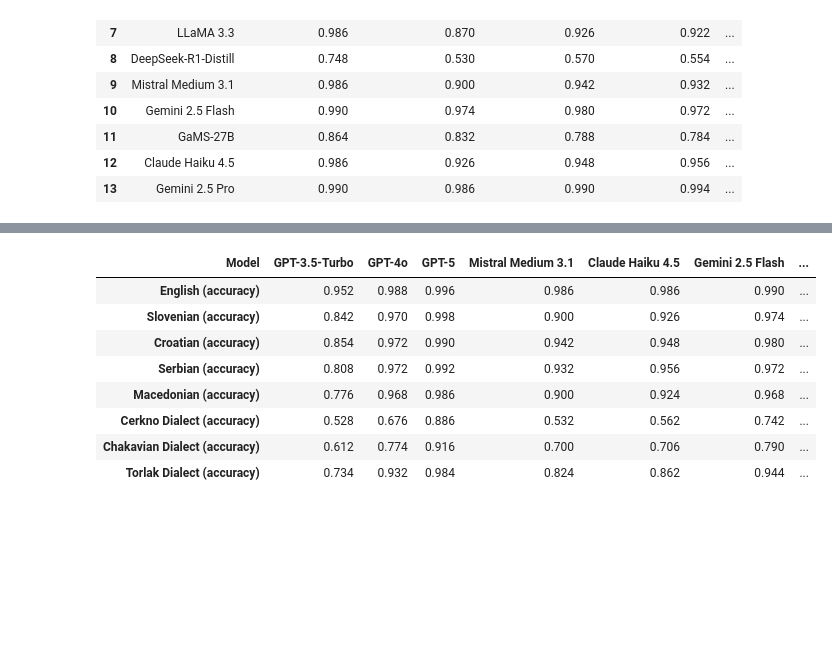
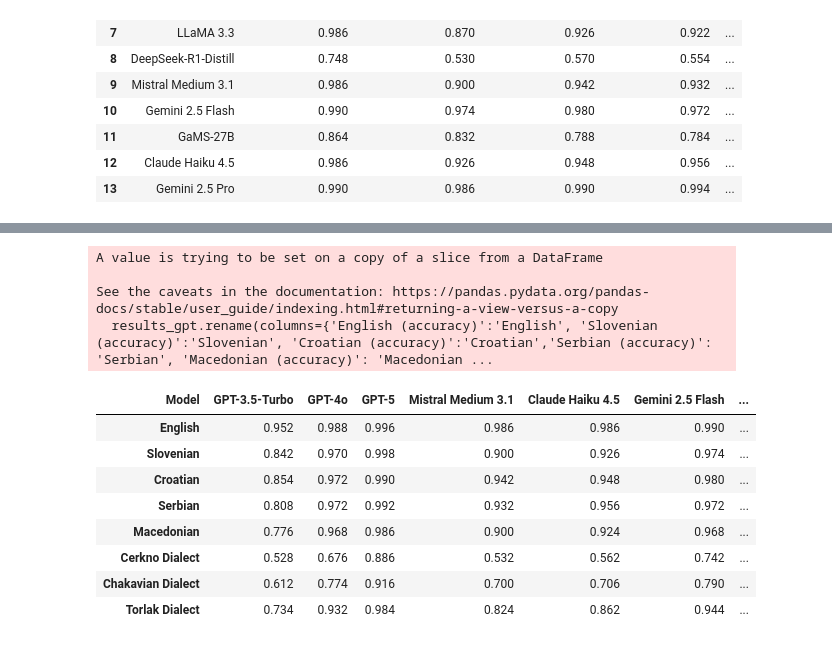
Before and after one commit to TajaKuzman/Benchmarking-Text-Classification-on-South-Slavic, a Jupyter notebook: DIALECT-COPA-Benchmark/evaluation-for-the-paper/evaluation_for_the_paper.ipynb, the cells around one changed output, grey strips where cells are left out. Saved outputs shown, nothing was run; the diff lists cells and outputs as text; code cells hidden in the pictures; blank space fills up the shorter version.

```diff
--- a/DIALECT-COPA-Benchmark/evaluation-for-the-paper/evaluation_for_the_paper.ipynb
+++ b/DIALECT-COPA-Benchmark/evaluation-for-the-paper/evaluation_for_the_paper.ipynb
@@ -179,3 +179,7 @@ print(results_df.sort_values(by="Croatian (accuracy)", ascending=False).to_markd
 #results_df = results_df[results_df["Model"].isin(['Gemini 2.5 Flash', 'GPT-5','GPT-4o', 'Mistral Medium 3.1', 'LLaMA 3.3', 'Gemma 3', 'GPT-3.5-Turbo', 'Qwen 3', 'DeepSeek-R1-Distill',  'Dummy (Frequent)'])]
 
 #results_df.sort_values(by="Model", ascending=True)
+# %%
+# Add a column with averages
+results_df["Average (accuracy)"] = results_df.drop(columns=["Model"]).mean(axis=1)
+results_df
@@ -186,13 +205,13 @@ import pandas as pd
 import numpy as np
 
 # Set figure size and DPI
-plt.figure(figsize=(8, 6), dpi=150)
+plt.figure(figsize=(8, 6), dpi=300)
 
 # Prepare data
-data = results_df.set_index("Model").sort_values(by="Croatian (accuracy)", ascending=False)
+data = results_df.set_index("Model").sort_values(by="Average (accuracy)", ascending=False)
 # Rename columns
 
-data.rename(columns={'English (accuracy)':'English', 'Slovenian (accuracy)':'Slovenian', 'Croatian (accuracy)':'Croatian','Serbian (accuracy)': 'Serbian', 'Macedonian (accuracy)': 'Macedonian', 'Cerkno Dialect (accuracy)': 'Cerkno Dialect', 'Chakavian Dialect (accuracy)': 'Chakavian Dialect', 'Torlak Dialect (accuracy)': 'Torlak Dialect'}, inplace=True)
+data.rename(columns={'English (accuracy)':'English', 'Slovenian (accuracy)':'Slovenian', 'Croatian (accuracy)':'Croatian','Serbian (accuracy)': 'Serbian', 'Macedonian (accuracy)': 'Macedonian', 'Cerkno Dialect (accuracy)': 'Cerkno Dialect', 'Chakavian Dialect (accuracy)': 'Chakavian Dialect', 'Torlak Dialect (accuracy)': 'Torlak Dialect', 'Average (accuracy)': 'Average'}, inplace=True)
 
 
 # Create heatmap without annotations
@@ -239,24 +254,30 @@ print(results_df.Model.to_list())
 # %%
 # GPT comparison
 
 results_gpt = results_df[~results_df["Model"].isin(["Dummy (Frequent)",])]#'DeepSeek-R1-Distill'])]
 
-results_transposed = results_gpt.set_index(results_gpt["Model"]).drop(columns=["Model"]).transpose()
+results_gpt.rename(columns={'English (accuracy)':'English', 'Slovenian (accuracy)':'Slovenian', 'Croatian (accuracy)':'Croatian','Serbian (accuracy)': 'Serbian', 'Macedonian (accuracy)': 'Macedonian', 'Cerkno Dialect (accuracy)': 'Cerkno Dialect', 'Chakavian Dialect (accuracy)': 'Chakavian Dialect', 'Torlak Dialect (accuracy)': 'Torlak Dialect', 'Average (accuracy)': 'Average'}, inplace=True)
+
+results_transposed = results_gpt.set_index(results_gpt["Model"]).drop(columns=["Model", "Average"]).transpose()
 
 # Set the order
 results_transposed = results_transposed[['GPT-3.5-Turbo', 'GPT-4o', 'GPT-5', 'Mistral Medium 3.1','Claude Haiku 4.5', 'Gemini 2.5 Flash','Gemini 2.5 Pro', 'Gemma 3', 'LLaMA 3.3', 'Qwen 3']]
 
 results_transposed
 # %% [output]
+A value is trying to be set on a copy of a slice from a DataFrame
+
+See the caveats in the documentation: https://pandas.pydata.org/pandas-docs/stable/user_guide/indexing.html#returning-a-view-versus-a-copy
+  results_gpt.rename(columns={'English (accuracy)':'English', 'Slovenian (accuracy)':'Slovenian', 'Croatian (accuracy)':'Croatian','Serbian (accuracy)': 'Serbian', 'Macedonian (accuracy)': 'Macedonian ...
 | Model | GPT-3.5-Turbo | GPT-4o | GPT-5 | Mistral Medium 3.1 | Claude Haiku 4.5 | Gemini 2.5 Flash | ... |
-| English (accuracy) | 0.952 | 0.988 | 0.996 | 0.986 | 0.986 | 0.990 | ... |
-| Slovenian (accuracy) | 0.842 | 0.970 | 0.998 | 0.900 | 0.926 | 0.974 | ... |
-| Croatian (accuracy) | 0.854 | 0.972 | 0.990 | 0.942 | 0.948 | 0.980 | ... |
-| Serbian (accuracy) | 0.808 | 0.972 | 0.992 | 0.932 | 0.956 | 0.972 | ... |
-| Macedonian (accuracy) | 0.776 | 0.968 | 0.986 | 0.900 | 0.924 | 0.968 | ... |
-| Cerkno Dialect (accuracy) | 0.528 | 0.676 | 0.886 | 0.532 | 0.562 | 0.742 | ... |
-| Chakavian Dialect (accuracy) | 0.612 | 0.774 | 0.916 | 0.700 | 0.706 | 0.790 | ... |
-| Torlak Dialect (accuracy) | 0.734 | 0.932 | 0.984 | 0.824 | 0.862 | 0.944 | ... |
+| English | 0.952 | 0.988 | 0.996 | 0.986 | 0.986 | 0.990 | ... |
+| Slovenian | 0.842 | 0.970 | 0.998 | 0.900 | 0.926 | 0.974 | ... |
+| Croatian | 0.854 | 0.972 | 0.990 | 0.942 | 0.948 | 0.980 | ... |
+| Serbian | 0.808 | 0.972 | 0.992 | 0.932 | 0.956 | 0.972 | ... |
+| Macedonian | 0.776 | 0.968 | 0.986 | 0.900 | 0.924 | 0.968 | ... |
+| Cerkno Dialect | 0.528 | 0.676 | 0.886 | 0.532 | 0.562 | 0.742 | ... |
+| Chakavian Dialect | 0.612 | 0.774 | 0.916 | 0.700 | 0.706 | 0.790 | ... |
+| Torlak Dialect | 0.734 | 0.932 | 0.984 | 0.824 | 0.862 | 0.944 | ... |
 # %%
 import matplotlib.pyplot as plt
 
```
Also changed, not shown: parts of 4 cells of this notebook, 6 other files.
